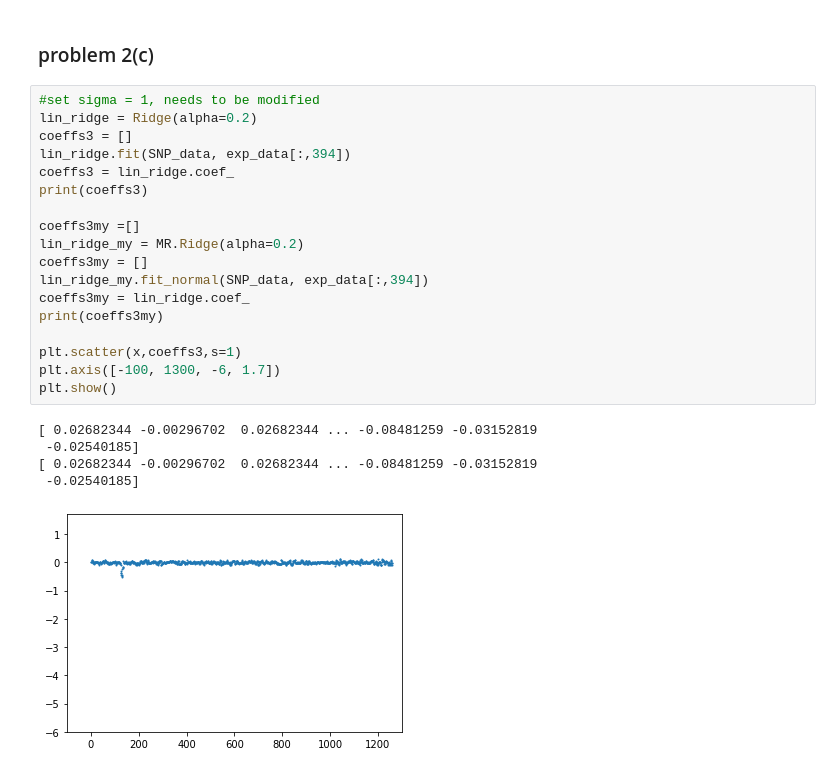
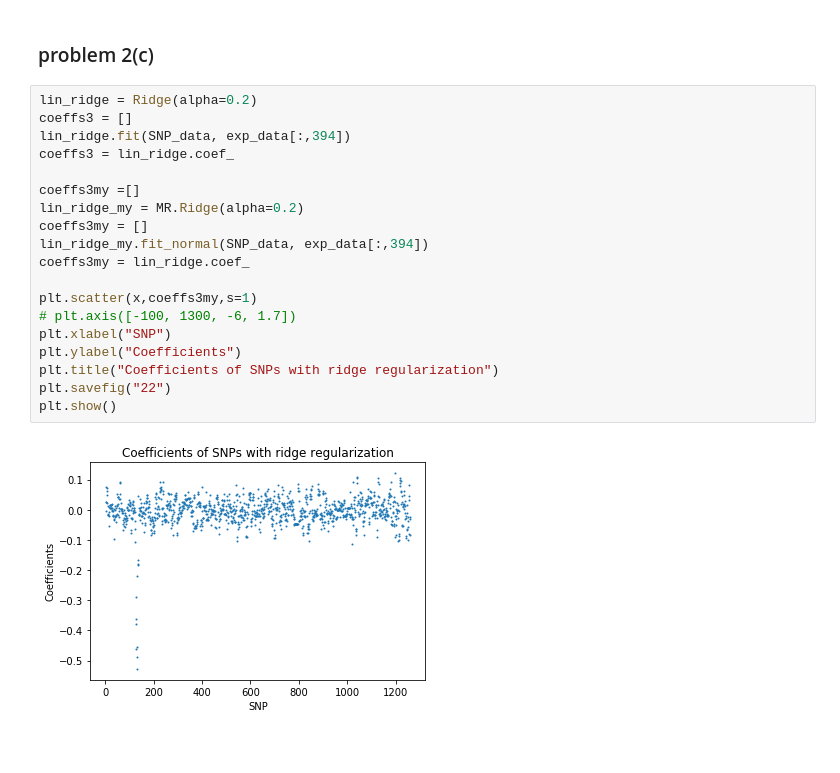
Before and after one commit to KaKiG/MachineLearning, a Jupyter notebook: hw1.ipynb, the cells around one changed output. Saved outputs shown, nothing was run; the diff lists cells and outputs as text; blank space fills up the shorter version.

```diff
--- a/hw1.ipynb
+++ b/hw1.ipynb
@@ -69,29 +42,26 @@ print(lin_reg2.coef_)
 # %% [markdown]
 ### problem 2(c)
 # %%
-#set sigma = 1, needs to be modified
 lin_ridge = Ridge(alpha=0.2)
 coeffs3 = []
 lin_ridge.fit(SNP_data, exp_data[:,394])
 coeffs3 = lin_ridge.coef_
-print(coeffs3)
 
 coeffs3my =[]
 lin_ridge_my = MR.Ridge(alpha=0.2)
 coeffs3my = []
 lin_ridge_my.fit_normal(SNP_data, exp_data[:,394])
 coeffs3my = lin_ridge.coef_
-print(coeffs3my)
 
-plt.scatter(x,coeffs3,s=1)
-plt.axis([-100, 1300, -6, 1.7])
+plt.scatter(x,coeffs3my,s=1)
+# plt.axis([-100, 1300, -6, 1.7])
+plt.xlabel("SNP")
+plt.ylabel("Coefficients")
+plt.title("Coefficients of SNPs with ridge regularization")
+plt.savefig("22")
 plt.show()
 # %% [output]
-[ 0.02682344 -0.00296702  0.02682344 ... -0.08481259 -0.03152819
- -0.02540185]
-[ 0.02682344 -0.00296702  0.02682344 ... -0.08481259 -0.03152819
- -0.02540185]
-[figure, old version]
+[figure, new version]
 # %%
 lin_ridge = Ridge(alpha=200)
 coeffs4 = []
```
Also changed, not shown: parts of 13 cells of this notebook, 5 other files.
